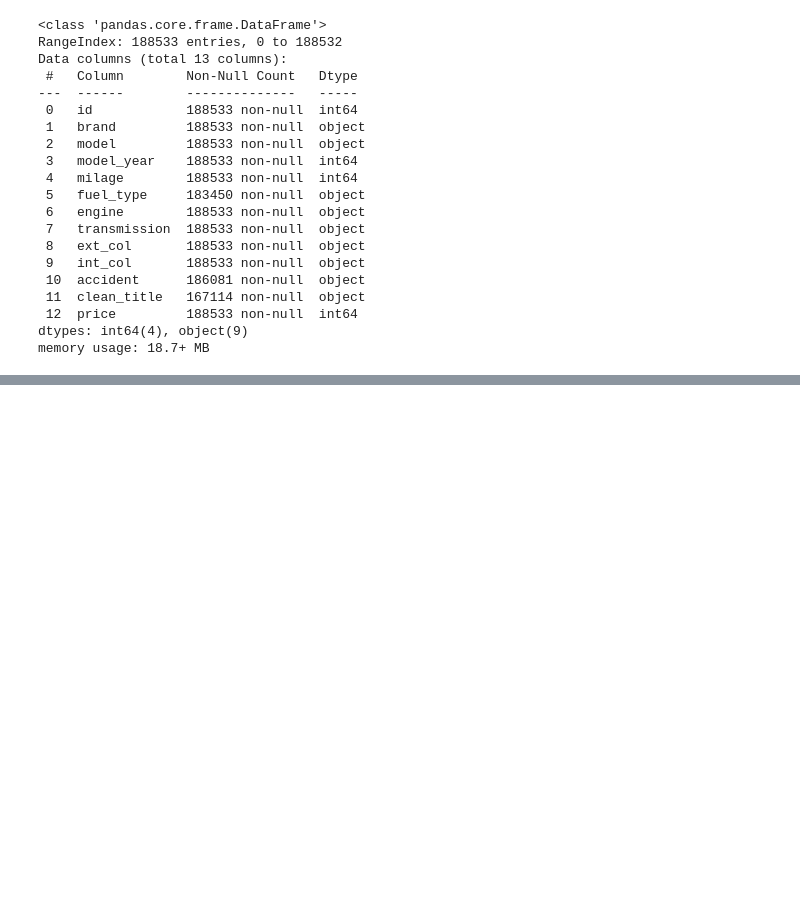
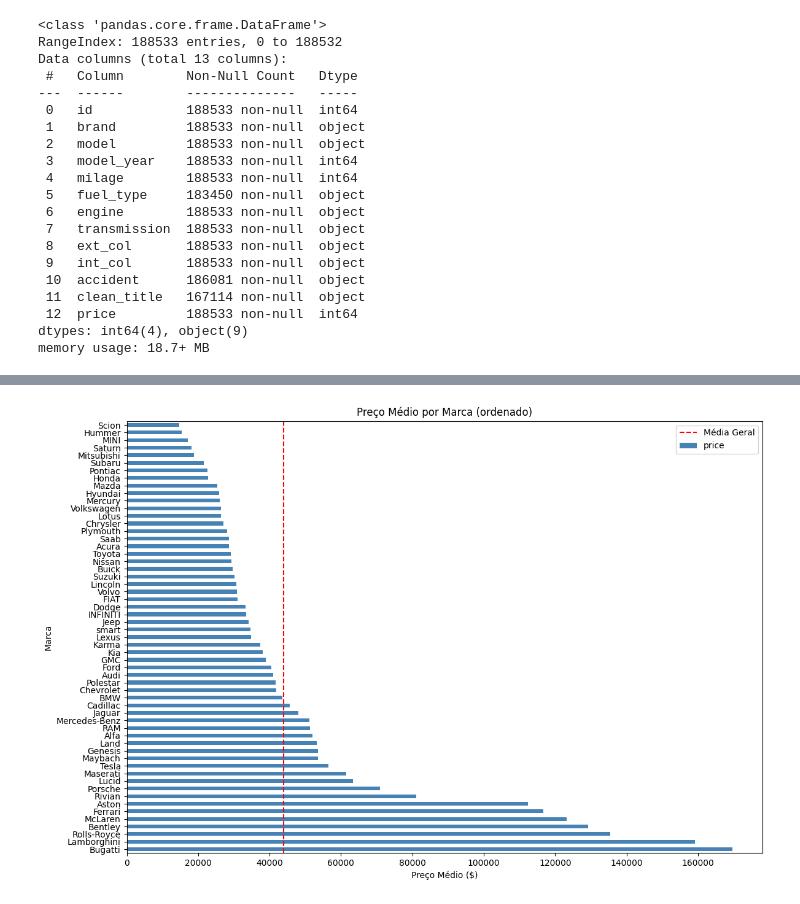
Before and after one commit to jpmamededs/KaggleCarPricesRegression, a Jupyter notebook: carPricesNotebook.ipynb, the cells around one changed output, grey strips where cells are left out. Cells and saved outputs as stored; diff of their text form; code cells hidden in the pictures; blank space fills up the shorter version.

```diff
--- a/carPricesNotebook.ipynb
+++ b/carPricesNotebook.ipynb
@@ -13,3 +11,6 @@ from sklearn.metrics import mean_absolute_error, mean_squared_error, r2_score
 # %%
-train_csv = pd.read_csv('data/train.csv')
-test_csv = pd.read_csv('data/test.csv')
+train_df = pd.read_csv('data/train.csv')
+test_df = pd.read_csv('data/test.csv')
+
+# Later usage for submitting:
+test_ids = test_df['id']
@@ -214,0 +70,3 @@ memory usage: 17.5+ MB
+# %%
+categorical_cols_to_fill = ['fuel_type', 'accident', 'clean_title']
+train_df[categorical_cols_to_fill] = train_df[categorical_cols_to_fill].fillna('Unknown')
@@ -214,0 +90,14 @@ memory usage: 17.5+ MB
+# %%
+brand_avg_price = train_df.groupby('brand')['price'].mean().sort_values(ascending=False)
+
+plt.figure(figsize=(12, 8))
+brand_avg_price.plot(kind='barh', color='steelblue')
+plt.xlabel('Preço Médio ($)')
+plt.ylabel('Marca')
+plt.title('Preço Médio por Marca (ordenado)')
+plt.axvline(train_df['price'].mean(), color='red', linestyle='--', label='Média Geral')
+plt.legend()
+plt.tight_layout()
+plt.show()
+# %% [output]
+[figure, added]
```
Also changed, not shown: parts of 26 cells of this notebook.
